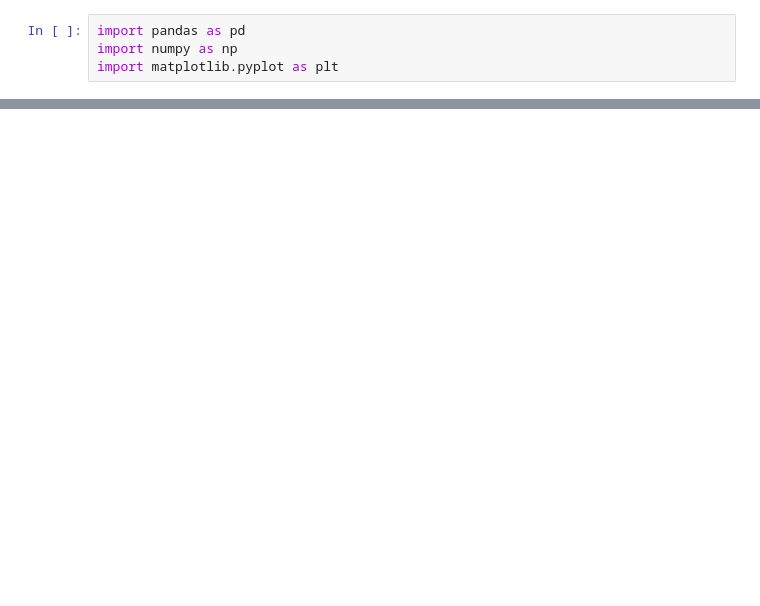
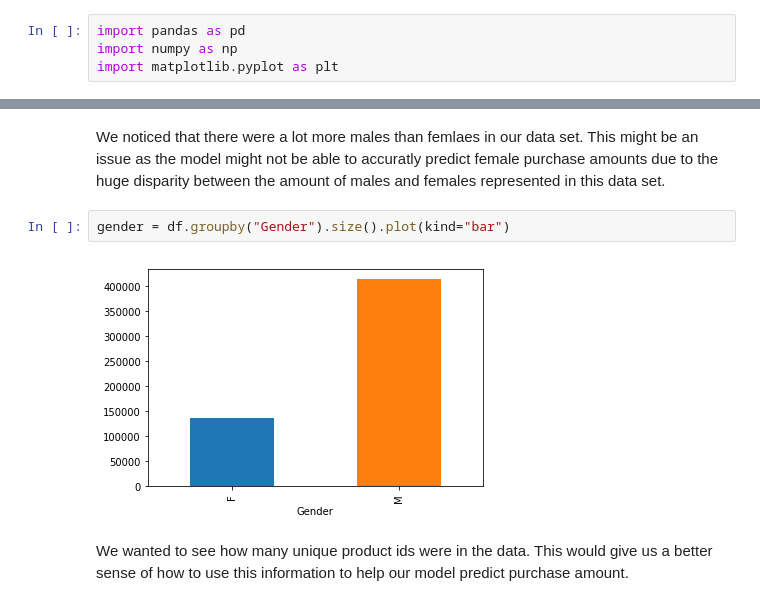
Before and after one commit to amaddine/Black-Friday-67364, a Jupyter notebook: eda-project2.ipynb, the cells around one changed output, grey strips where cells are left out. Saved outputs shown, nothing was run; the diff lists cells and outputs as text; blank space fills up the shorter version.

```diff
--- a/eda-project2.ipynb
+++ b/eda-project2.ipynb
@@ -47,3 +56,11 @@ city_cat = df.groupby("City_Category").size().plot(kind="bar")
+# %% [markdown]
+We noticed that there were a lot more males than femlaes in our data set. This might be an issue as the model might not be able to accuratly predict female purchase amounts due to the huge disparity between the amount of males and females represented in this data set.
+# %%
+gender = df.groupby("Gender").size().plot(kind="bar")
+# %% [output]
+[figure, added]
+# %% [markdown]
+We wanted to see how many unique product ids were in the data. This would give us a better sense of how to use this information to help our model predict purchase amount.
 # %%
 df['Product_ID'].value_counts()
 # %% [output]
```
Also changed, not shown: parts of 24 cells of this notebook.
